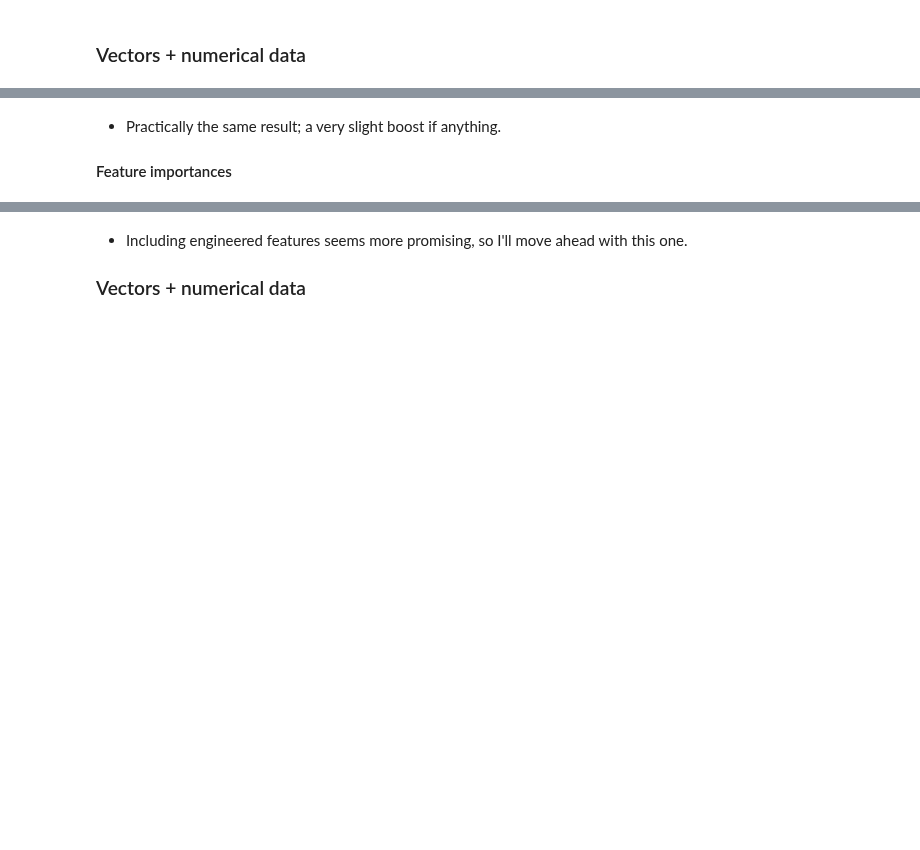
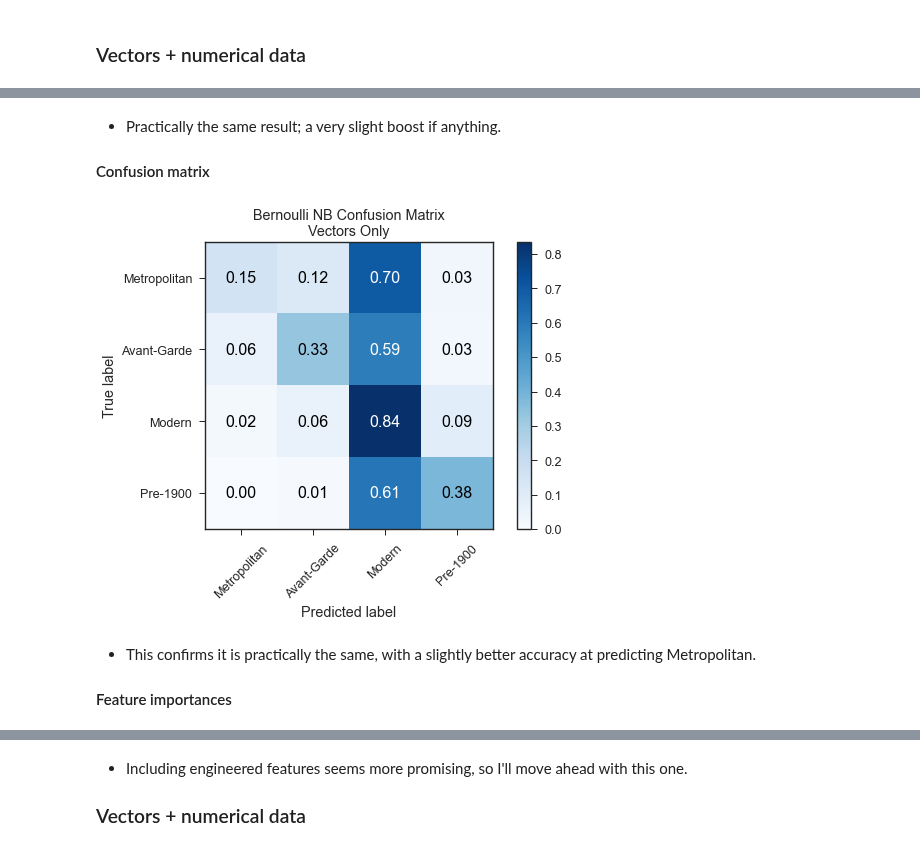
Before and after one commit to p-szymo/poetry_genre_classifier, a Jupyter notebook: 04_modeling.ipynb, the cells around one changed output, grey strips where cells are left out. Drawn from its saved outputs; the diff is of its cells as text; code cells hidden in the pictures; blank space fills up the shorter version.

Commit message:
fix syntax issue, add confusion matrices, add knn model, partially rerun modeling notebook

```diff
--- a/04_modeling.ipynb
+++ b/04_modeling.ipynb
@@ -519,7 +467,7 @@ df_capped.sentiment_subjectivity_score.hist();
 #### Features and target
 # %%
 # create features dataframe
-X = df[
+X = df_capped[
     ['num_lines', 'avg_len_line', 'sentiment_polarity_score',
      'sentiment_subjectivity_score', 'end_rhyme_ratio',
      'avg_syllables_word', 'lexical_richness',
@@ -527,7 +475,7 @@ X = df[
 ]
 
 # assign target variable
-y = df['movement']
+y = df_capped['movement']
 # %%
 # train-test split
 X_train, X_test, y_train, y_test = train_test_split(X, y, stratify=y, random_state=42)
@@ -761,7 +732,22 @@ print(confusion_matrix(y_test, y_test_preds_bnb_combo))
 # %% [markdown]
 - Practically the same result; a very slight boost if anything.
 
-#### Feature importances
+#### Confusion matrix
+# %%
+# plot confusion matrix - normalized
+cm = confusion_matrix(y_test, y_test_preds_bnb_combo)
+classes = ['Metropolitan', 'Avant-Garde', 'Modern', 'Pre-1900']
+plot_confusion_matrix(cm, classes, normalize=True,
+                      title='Bernoulli NB Confusion Matrix\nVectors Only', cmap=plt.cm.Blues)
+
+# uncomment to save
+plt.savefig('charts/bnb_combo_cm.png', transparent=True, bbox_inches='tight', dpi=100)
+# %% [output]
+[figure, added]
+# %% [markdown]
+- This confirms it is practically the same, with a slightly better accuracy at predicting Metropolitan.
+
+#### Feature importances
 # %%
 # function to print top 10 features for each class
 print_nb_features(
```
Also changed, not shown: parts of 66 cells of this notebook, 4 other files.
